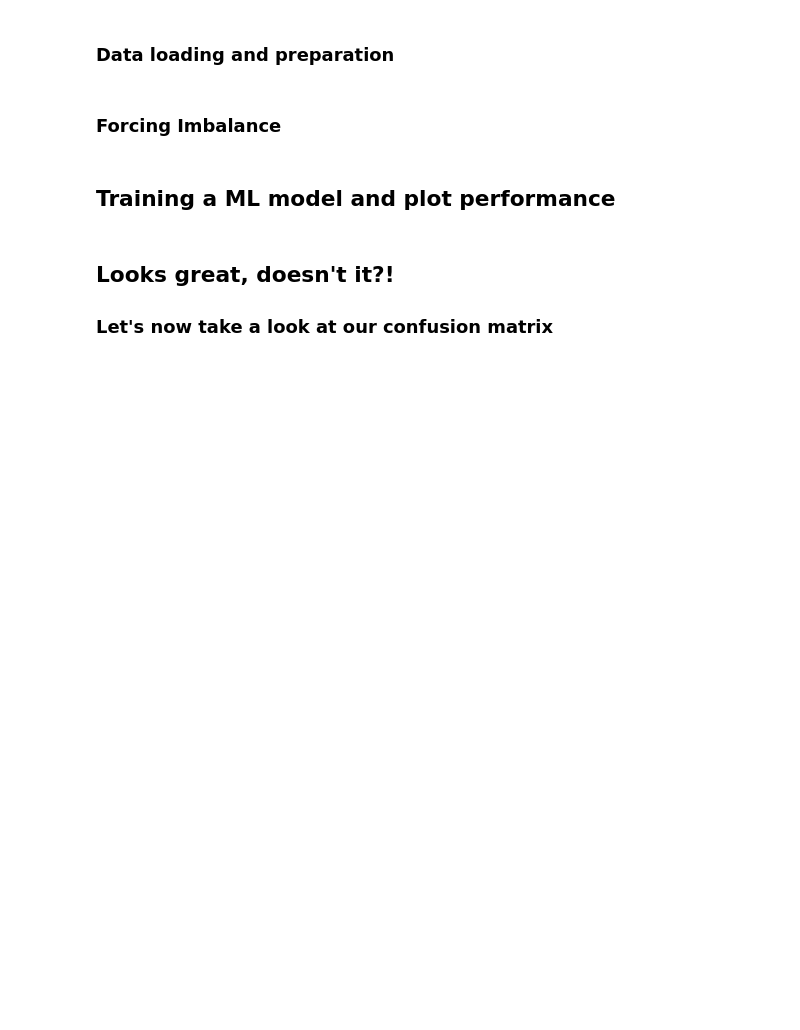
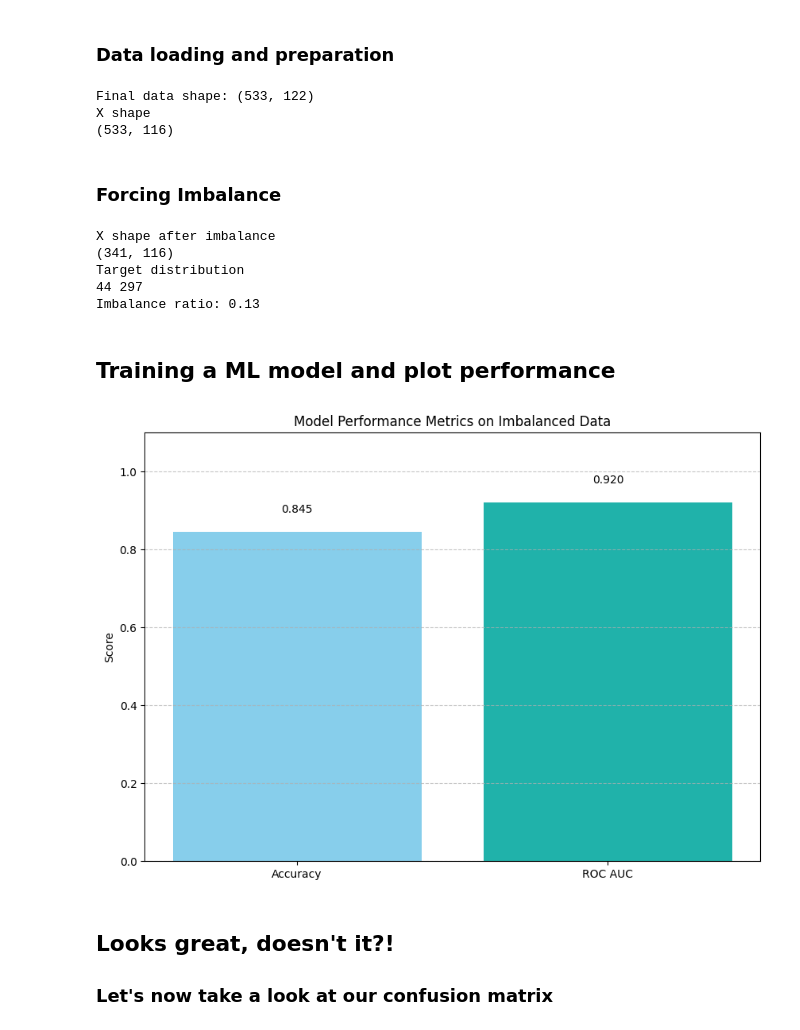
Before and after one commit to N-Nieto/OHBM_SEA-SIG_Educational_Course, a Jupyter notebook: 03_pitfalls/03_03_imbalance_on_metrics.ipynb, the cells around one changed output. Drawn from its saved outputs; the diff is of its cells as text; code cells hidden in the pictures; blank space fills up the shorter version.

```diff
--- a/03_pitfalls/03_03_imbalance_on_metrics.ipynb
+++ b/03_pitfalls/03_03_imbalance_on_metrics.ipynb
@@ -60,90 +60,85 @@ for feature in features:
     df_data = df_data.join(df_feature, how="inner")
     columns_features = columns_features + df_feature.columns.to_list()
 
-
-print(f"Initial data shape: {df_data.shape}")
-
-# Check for NaNs in confounding columns
-confounding_cols = target + confounding
-for col in confounding_cols:
-    if df_data[col].isna().sum() > 0:
-        print(f"{df_data[col].isna().sum()} NaNs in column {col}.")
-        print("Drop NaNs and align subjects")
-
-        # Drop NaNs from the brain dataframe (which contains all columns)
-        df_data = df_data.dropna(subset=[col])
-        print(f"New data shape: {df_data.shape}")
-    else:
-        print(f"No NaNs in column {col}.")
-
 print(f"Final data shape: {df_data.shape}")
 
 y = df_data[target].values.ravel()
 if target == ["SEX_ID (1=m, 2=f)"]:
-    y = np.where(y == 2, 0, 1)  # 1
-
+    y = np.where(y == 2, 0, 1)  # Put the classes as 0 and 1
 
 X = df_data.loc[:, columns_features].values  # only brain features
 
 print("X shape")
 print(X.shape)
+# %% [output]
+Final data shape: (533, 122)
+X shape
+(533, 116)
 # %% [markdown]
 ### Forcing Imbalance
 # %%
 # Force imbalance in the dataset
-imbalance_ratio = 0.15  # Minority class will be 10% of majority class
+imbalance_ratio = 0.15  # Minority class will be 15% of majority class
 X_minority = X[y == 0]
 y_minority = y[y == 0]
 X_majority = X[y == 1][: int(imbalance_ratio * len(X_minority))]
-y_majority = y[y == 1][
-    : int(imbalance_ratio * len(X_minority))
-]  # Keep only 10% of majority class
+y_majority = y[y == 1][: int(imbalance_ratio * len(X_minority))]  # Keep only 15% of majority class
 X = np.vstack((X_minority, X_majority))
 y = np.hstack((y_minority, y_majority))
 
-print("X shape")
+print("X shape after imbalance")
 print(X.shape)
 print("Target distribution")
 print(y.sum(), len(y) - y.sum())
 print(f"Imbalance ratio: {y.sum() / len(y):.2f}")
+
+
+random_state = 42
+test_size = 0.3
+# Split data
+X_train, X_test, y_train, y_test = train_test_split(
+    X, y, test_size=test_size, random_state=random_state
+)
+# %% [output]
+X shape after imbalance
+(341, 116)
+Target distribution
+44 297
+Imbalance ratio: 0.13
 # %% [markdown]
 ## Training a ML model and plot performance
 # %%
-# Split data
-X_train, X_test, y_train, y_test = train_test_split(
-    X, y, test_size=0.3, random_state=42
-)
-
 # Train logistic regression
 model = LogisticRegression(max_iter=1000)
 model.fit(X_train, y_train)
 y_pred = model.predict(X_test)
 y_proba = model.predict_proba(X_test)[:, 1]
 
-
 # Calculate metrics
 metrics = {
     "Accuracy": accuracy_score(y_test, y_pred),
     "ROC AUC": roc_auc_score(y_test, y_proba),
 }
-
 
 # Plot metrics
 plt.figure(figsize=(10, 7))
 plt.bar(
     metrics.keys(),
     metrics.values(),
     color=[
         "skyblue",
         "lightseagreen",
     ],
 )
 plt.title("Model Performance Metrics on Imbalanced Data")
 plt.ylim(0, 1.1)
+plt.grid(axis="y", linestyle="--", alpha=0.7)
 plt.ylabel("Score")
 for i, v in enumerate(metrics.values()):
     plt.text(i, v + 0.05, f"{v:.3f}", ha="center")
 plt.show()
+# %% [output]
+[figure, added]
 # %% [markdown]
 ## Looks great, doesn't it?!
 
```
Also changed, not shown: parts of 7 cells of this notebook, 3 other files.
